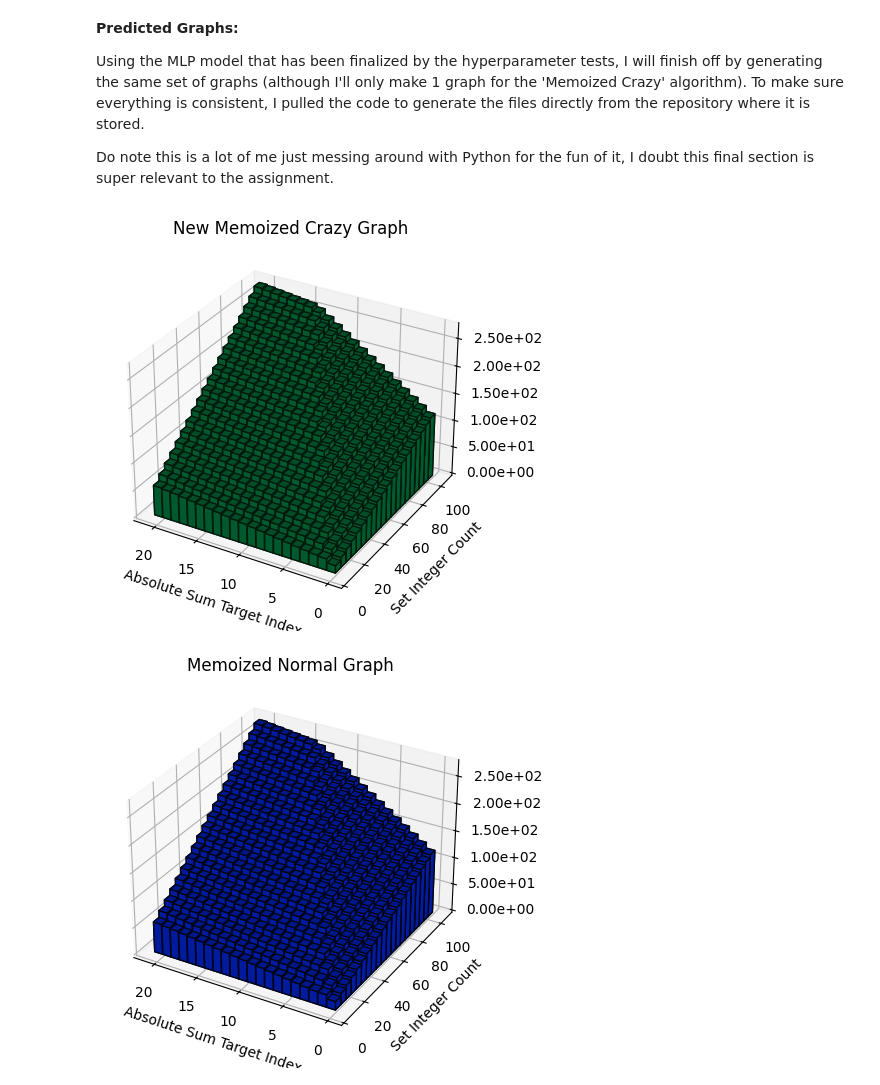
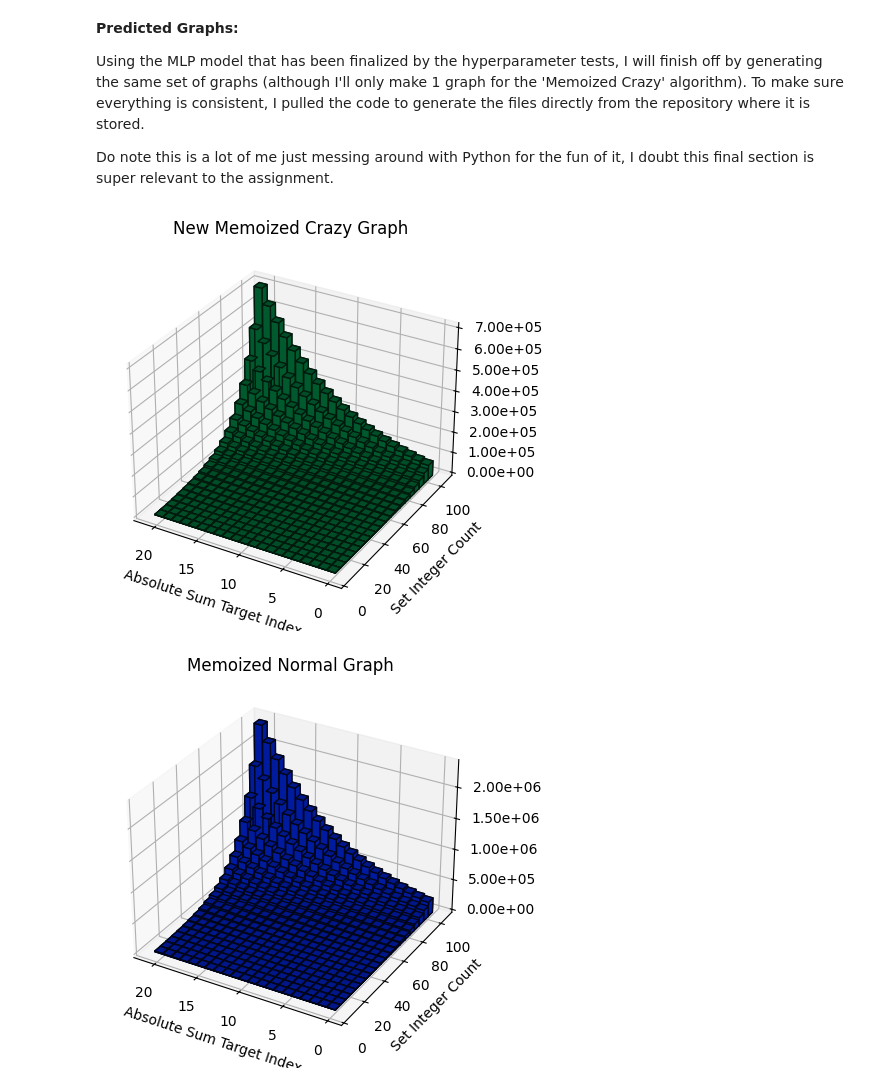
Before and after one commit to bananathrowingmachine/UniProj-OpenEndedDeepLearning, a Jupyter notebook: HW7.ipynb, the cells around one changed output. Drawn from its saved outputs; the diff is of its cells as text; code cells hidden in the pictures.

```diff
--- a/HW7.ipynb
+++ b/HW7.ipynb
@@ -62,7 +62,7 @@ def normalizeData(array):
   output = np.empty(array.shape)
   output[:, 0:2] = array[:, 0:2]
   output[:, 2] = array[:, 2] / 20.0
-  output[:, 3] = (array[:, 3] - 5) / (100 - 5)
+  output[:, 3] = (array[:, 3] - 5) / 95.0
   output[:, 4] = np.log1p(array[:, 4])
   return output
 
@@ -410,7 +410,7 @@ This test will take the "run1" and "run2" arrays, normalize and split them, then
 
 Due note I use the test data because the results of this experiment won't change my model, I'm just interested in how it reacts to only getting some data.
 # %%
-bestLayers = [9, 2]
+bestLayers = [9, 7]
 bestEpochs = 13000
 bestLR = 0.1
 
@@ -522,23 +522,25 @@ from data_processing_code.MainDataProcessor import MainDataProcessor #type: igno
 from data_processing_code.MiscDataCode import ResultsWrapper, DataProcessingInfo, MachinePredResultsDType #type: ignore
 # %%
 DataProcessor = MainDataProcessor(None, (False, True, False, True, True, True, False))
+normalX3 = [i / 20.0 for i in range(21)]
+# Done in batches as the downloaded code was designed to operate in a multithreaded system
 for n in range(1, 21):
   size = n * 5
   results = np.empty(21, dtype=MachinePredResultsDType)
-  staticFeatures = np.column_stack([[i for i in range(21)], [size for _ in range(21)]])
+  normalX4 = [(size - 5) / 95.0 for _ in range(21)]
   with torch.no_grad():
-    inputs = np.column_stack([np.ones((21,)), np.ones((21,)), staticFeatures])
-    results['newMemoCrazy'] = models[0](torch.from_numpy(inputs).to(device=device, dtype=torch.float32)).cpu().numpy().squeeze()
-    inputs = np.column_stack([np.ones((21,)), np.zeros((21,)), staticFeatures])
-    results['memoNormal'] = models[0](torch.from_numpy(inputs).to(device=device, dtype=torch.float32)).cpu().numpy().squeeze()
-    inputs = np.column_stack([np.zeros((21,)), np.ones((21,)), staticFeatures])
-    results['tabCrazy'] = models[0](torch.from_numpy(inputs).to(device=device, dtype=torch.float32)).cpu().numpy().squeeze()
-    inputs = np.column_stack([np.zeros((21,)), np.zeros((21,)), staticFeatures])
-    results['tabNormal'] = models[0](torch.from_numpy(inputs).to(device=device, dtype=torch.float32)).cpu().numpy().squeeze()
+    inputs = np.column_stack([np.ones((21,)), np.ones((21,)), normalX3, normalX4])
+    results['newMemoCrazy'] = np.expm1(models[0](torch.from_numpy(inputs).to(device=device, dtype=torch.float32)).cpu().numpy().squeeze())
+    inputs = np.column_stack([np.ones((21,)), np.zeros((21,)), normalX3, normalX4])
+    results['memoNormal'] = np.expm1(models[0](torch.from_numpy(inputs).to(device=device, dtype=torch.float32)).cpu().numpy().squeeze())
+    inputs = np.column_stack([np.zeros((21,)), np.ones((21,)), normalX3, normalX4])
+    results['tabCrazy'] = np.expm1(models[0](torch.from_numpy(inputs).to(device=device, dtype=torch.float32)).cpu().numpy().squeeze())
+    inputs = np.column_stack([np.zeros((21,)), np.zeros((21,)), normalX3, normalX4])
+    results['tabNormal'] = np.expm1(models[0](torch.from_numpy(inputs).to(device=device, dtype=torch.float32)).cpu().numpy().squeeze())
   wrappedResults = ResultsWrapper(size, None, results)
   DataProcessor.appendData(wrappedResults)
 for figure in DataProcessor.outputImageData():
   plt.show()
 # %% [output]
-[figure, old version]
+[figure, new version]
-[figure, old version]
+[figure, new version]
```
Also changed, not shown: parts of 4 cells of this notebook.
